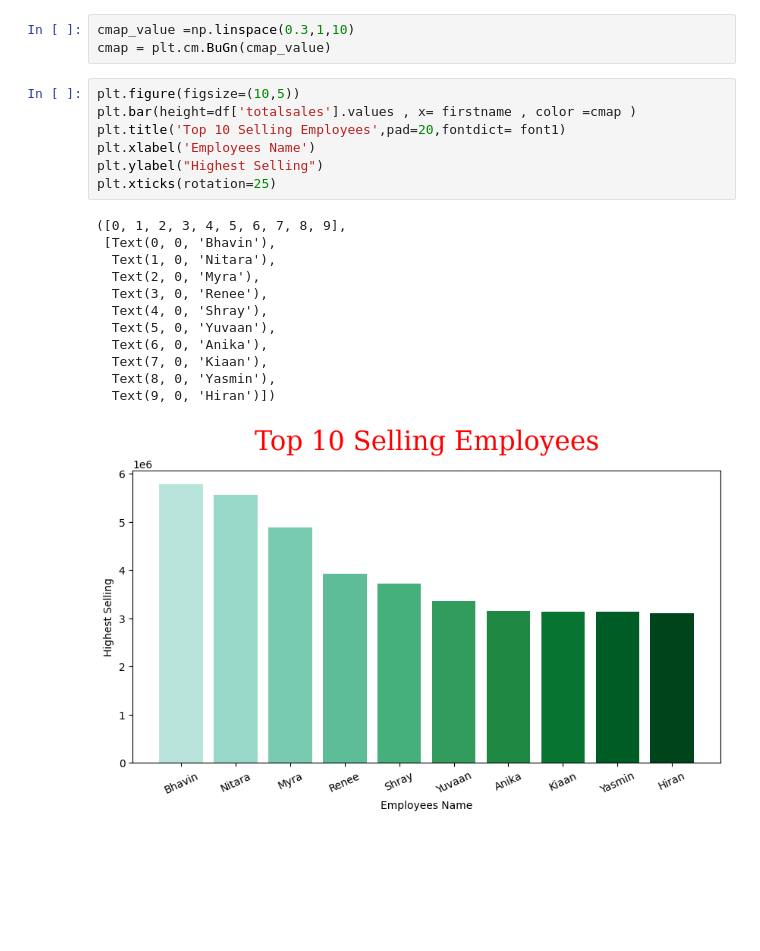
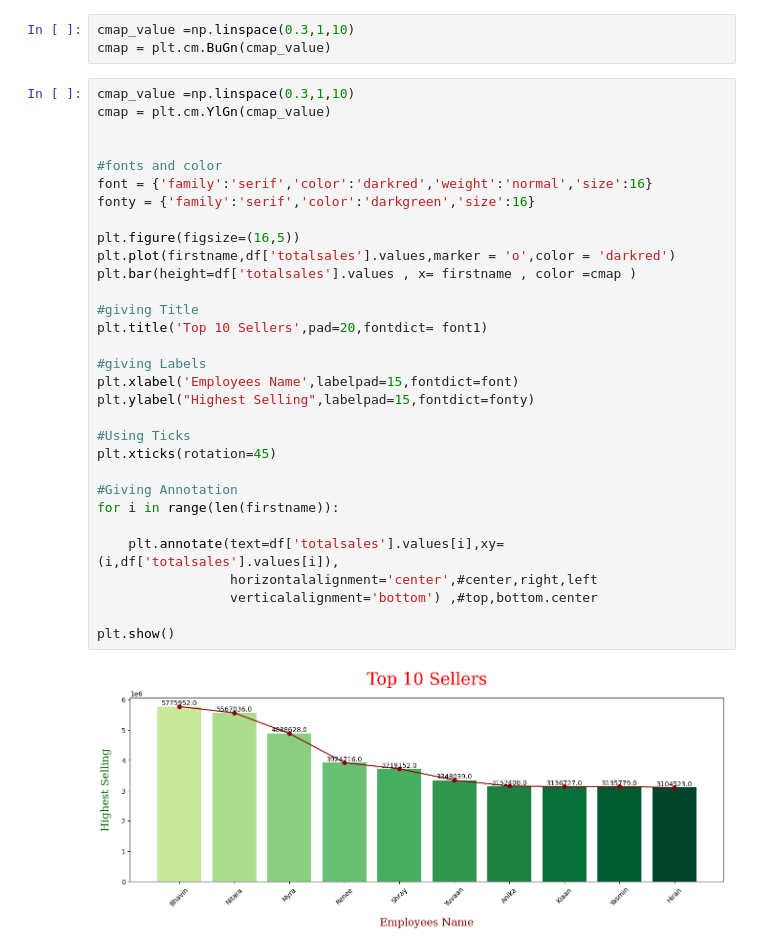
Before and after one commit to aniveshsharma/Ecommerce-Data-Analysis, a Jupyter notebook: SwiftMarket.ipynb, the cells around one changed output. Drawn from its saved outputs; the diff is of its cells as text; blank space fills up the shorter version.

```diff
--- a/SwiftMarket.ipynb
+++ b/SwiftMarket.ipynb
@@ -196,23 +195,36 @@ plt.bar(height=df['totalsales'].values , x= firstname )
 # %%
 cmap_value =np.linspace(0.3,1,10)
 cmap = plt.cm.BuGn(cmap_value)
-# %%
-plt.figure(figsize=(10,5))
-plt.bar(height=df['totalsales'].values , x= firstname , color =cmap )
-plt.title('Top 10 Selling Employees',pad=20,fontdict= font1)
-plt.xlabel('Employees Name')
-plt.ylabel("Highest Selling")
-plt.xticks(rotation=25)
-# %% [output]
-([0, 1, 2, 3, 4, 5, 6, 7, 8, 9],
- [Text(0, 0, 'Bhavin'),
-  Text(1, 0, 'Nitara'),
-  Text(2, 0, 'Myra'),
-  Text(3, 0, 'Renee'),
-  Text(4, 0, 'Shray'),
-  Text(5, 0, 'Yuvaan'),
-  Text(6, 0, 'Anika'),
-  Text(7, 0, 'Kiaan'),
-  Text(8, 0, 'Yasmin'),
-  Text(9, 0, 'Hiran')])
-[figure, removed]
+# %%
+cmap_value =np.linspace(0.3,1,10)
+cmap = plt.cm.YlGn(cmap_value)
+
+
+#fonts and color
+font = {'family':'serif','color':'darkred','weight':'normal','size':16}
+fonty = {'family':'serif','color':'darkgreen','size':16}
+
+plt.figure(figsize=(16,5))
+plt.plot(firstname,df['totalsales'].values,marker = 'o',color = 'darkred')
+plt.bar(height=df['totalsales'].values , x= firstname , color =cmap )
+
+#giving Title
+plt.title('Top 10 Sellers',pad=20,fontdict= font1)
+
+#giving Labels
+plt.xlabel('Employees Name',labelpad=15,fontdict=font)
+plt.ylabel("Highest Selling",labelpad=15,fontdict=fonty)
+
+#Using Ticks
+plt.xticks(rotation=45)
+
+#Giving Annotation
+for i in range(len(firstname)):
+
+    plt.annotate(text=df['totalsales'].values[i],xy=(i,df['totalsales'].values[i]),
+                 horizontalalignment='center',#center,right,left
+                 verticalalignment='bottom') ,#top,bottom.center
+
+plt.show()
+# %% [output]
+[figure, added]
```
Also changed, not shown: parts of 41 cells of this notebook, 2 other files.
